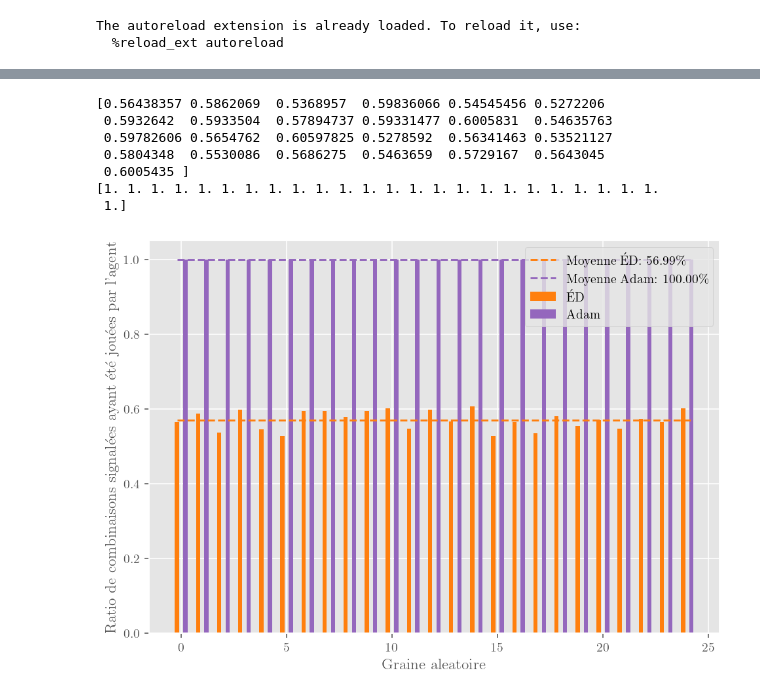
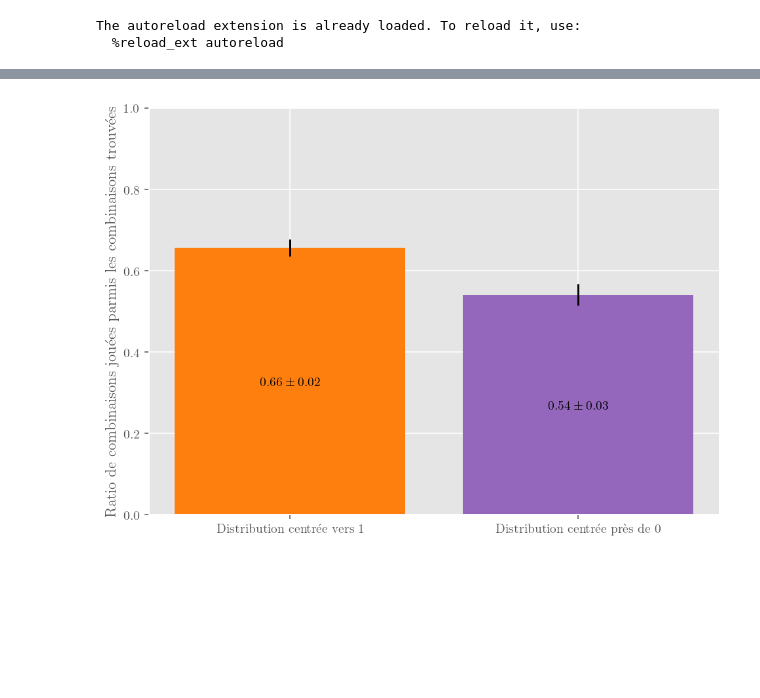
Before and after one commit to Quoding/optimneuralbandits, a Jupyter notebook: testing/viz/vizualize_perf_metrics.ipynb, the cells around one changed output, grey strips where cells are left out. Drawn from its saved outputs; the diff is of its cells as text; code cells hidden in the pictures; blank space fills up the shorter version.

```diff
--- a/testing/viz/vizualize_perf_metrics.ipynb
+++ b/testing/viz/vizualize_perf_metrics.ipynb
@@ -84,7 +110,7 @@ fig, (ax1, ax2) = plt.subplots(2, 1, sharex=True)
 fig.subplots_adjust(hspace=0.1)  # adjust space between axes
 # zoom-in / limit the view to different portions of the data
 ax1.set_ylim(0.9, 1.0)  # outliers only
-ax2.set_ylim(0, 0.02)  # most of the data
+ax2.set_ylim(0, 0.2)  # most of the data
 # hide the spines between ax and ax2
 ax1.spines.bottom.set_visible(False)
 ax2.spines.top.set_visible(False)
@@ -130,7 +156,7 @@ ax2.plot([0, 1], [1, 1], transform=ax2.transAxes, **kwargs)
 ax2.set_xlabel("Essais")
 # ax2.set_ylabel("Indice de Jaccard pour le pas de temps")
 # ax1.set_ylim(0, 1.05)
-fig.text(0.03, 0.5, 'Indice de Jaccard pour le pas de temps', va='center', rotation='vertical')
+fig.text(0.03, 0.5, 'Rappel pour le pas de temps', va='center', rotation='vertical')
 fig.legend()
 
 # fig.tight_layout()
@@ -145,7 +232,7 @@ fig, (ax1, ax2) = plt.subplots(2, 1, sharex=True)
 fig.subplots_adjust(hspace=0.1)  # adjust space between axes
 # zoom-in / limit the view to different portions of the data
 ax1.set_ylim(0.9, 1.0)  # outliers only
-ax2.set_ylim(0, 0.001)  # most of the data
+ax2.set_ylim(0, 0.5)  # most of the data
 # hide the spines between ax and ax2
 ax1.spines.bottom.set_visible(False)
 ax2.spines.top.set_visible(False)
@@ -191,7 +278,7 @@ ax2.plot([0, 1], [1, 1], transform=ax2.transAxes, **kwargs)
 ax2.set_xlabel("Essais")
 # ax2.set_ylabel("Indice de Jaccard pour le pas de temps")
 # ax1.set_ylim(0, 1.05)
-fig.text(0.03, 0.5, 'Indice de Jaccard pour tous les pas de temps précédents', va='center', rotation='vertical')
+fig.text(0.03, 0.5, 'Rappel pour tous les pas de temps précédents', va='center', rotation='vertical')
 fig.legend()
 
 
@@ -218,7 +367,7 @@ for i, exp in enumerate(metrics_dict.keys()):
         alpha=0.3,
     )
     plt.xlabel("Essais")
-    plt.ylabel("Ratio$_{app}$ pour le pas de temps")
+    plt.ylabel("Précision pour le pas de temps")
 plt.legend()
 plt.ylim(0, 1.05)
 plt.tight_layout()
@@ -243,7 +392,7 @@ for i, exp in enumerate(metrics_dict.keys()):
         alpha=0.3,
     )
     plt.xlabel("Essais")
-    plt.ylabel("Ratio$_{app}$ sur tous les pas de temps précédents")
+    plt.ylabel("Précision sur tous les pas de temps, incluant les précédents")
 plt.legend()
 plt.ylim(0, 1.05)
 plt.tight_layout()
@@ -469,62 +581,33 @@ plt.savefig(f"images/polypharmacy/perf/{prefix}_{metric}_where_flagged_{labels_f
 # %%
 # Plot ratio found pat
 metric = "all_flagged_combis_idx"
+means, stds = [], []
 for i, exp in enumerate(experiments):
     n_inter, percent_of_flagged_in_train = [], []
+    combis, risks, pat_vecs, n_obs, n_dim = load_dataset(
+        datasets[i], path_to_dataset="../datasets"
+    )
     for j in range(n_runs):
         all_flagged_combis_idx = list(metrics_dict[exp][metric][j])
         all_flagged_combis = combis[all_flagged_combis_idx]
         training_set = metrics_dict[exp]["agents"][j].train_dataset.features
         inter, percent = compute_n_inter(all_flagged_combis, training_set)
         n_inter.append(inter)
         percent_of_flagged_in_train.append(percent)
 
-    seeds = np.arange(n_runs)
-    percent_of_flagged_in_train = np.array(percent_of_flagged_in_train)
-    print(percent_of_flagged_in_train)
-    if i % 2 == 0:
-        plt.bar(
-            seeds - 0.2,
-            percent_of_flagged_in_train,
-            width=0.2,
-            label=labels[i],
-            color=colors[i],
-        )
-        plt.plot(
-            [min(seeds) - 0.2, max(seeds) + 0.2],
-            [percent_of_flagged_in_train.mean()] * 2,
-            label=f"Moyenne {labels[i]}: {percent_of_flagged_in_train.mean() * 100:.2f}\%",
-            color=colors[i],
-            linestyle="dashed",
-        )
-    else:
-        plt.bar(
-            seeds + 0.2,
-            percent_of_flagged_in_train,
-            width=0.2,
-            label=labels[i],
-            color=colors[i],
-        )
-        plt.plot(
-            [min(seeds) - 0.2, max(seeds) + 0.2],
-            [percent_of_flagged_in_train.mean()] * 2,
-            label=f"Moyenne {labels[i]}: {percent_of_flagged_in_train.mean() * 100:.2f}\%",
-            color=colors[i],
-            linestyle="dashed",
-        )
+    means.append(np.nanmean(percent_of_flagged_in_train))
+    stds.append(np.nanstd(percent_of_flagged_in_train))
 
+fig, ax = plt.subplots()
+p1 = ax.bar(list(range(len(labels))), means, yerr=stds, color=colors)
+ax.set_xticks(list(range(len(labels))), labels=labels)
+ax.set_ylabel("Ratio de combinaisons jouées parmis les combinaisons trouvées")
+ax.set_ylim(0, 1)
+ax.bar_label(p1, label_type="center", labels=[f"${m:.2f} \pm {s:.2f}$" for m, s in zip(means, stds)])
 
-plt.xlabel("Graine aleatoire")
-plt.ylabel("Ratio de combinaisons signalées ayant été jouées par l'agent")
-plt.legend()
 plt.tight_layout()
-plt.savefig(f"images/polypharmacy/perf/{prefix}_can_we_use_replay_buffer_to_flag_{labels_fn}")
+plt.savefig(
+    f"images/polypharmacy/perf/{prefix}_can_we_use_replay_buffer_to_flag_{labels_fn}"
+)
 # %% [output]
-[0.56438357 0.5862069  0.5368957  0.59836066 0.54545456 0.5272206
- 0.5932642  0.5933504  0.57894737 0.59331477 0.6005831  0.54635763
- 0.59782606 0.5654762  0.60597825 0.5278592  0.56341463 0.53521127
- 0.5804348  0.5530086  0.5686275  0.5463659  0.5729167  0.5643045
- 0.6005435 ]
-[1. 1. 1. 1. 1. 1. 1. 1. 1. 1. 1. 1. 1. 1. 1. 1. 1. 1. 1. 1. 1. 1. 1. 1.
- 1.]
-[figure, old version]
+[figure, new version]
```
Also changed, not shown: parts of 16 cells of this notebook, 2 other files.
